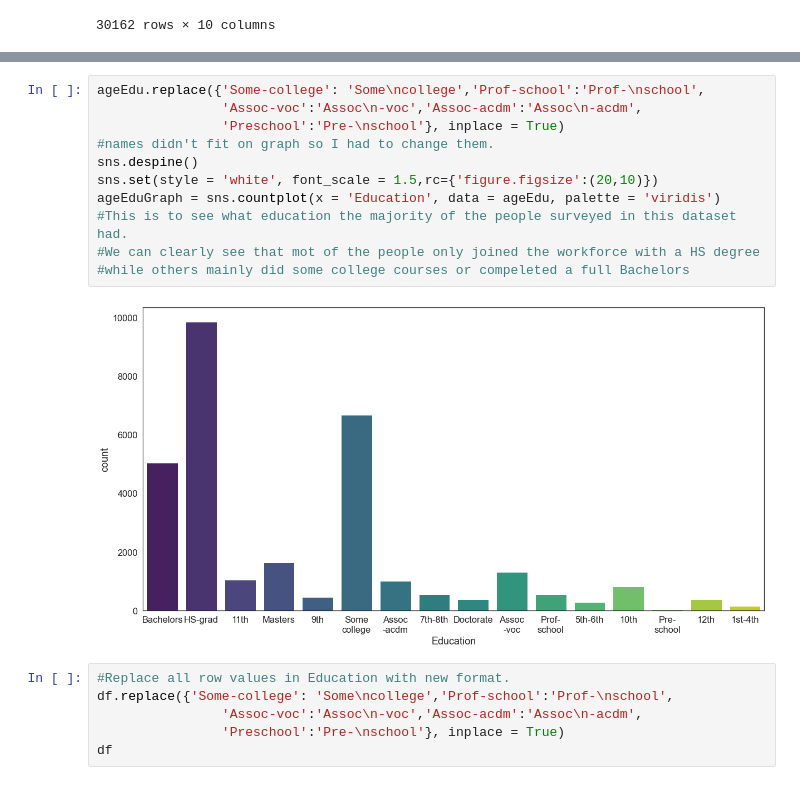
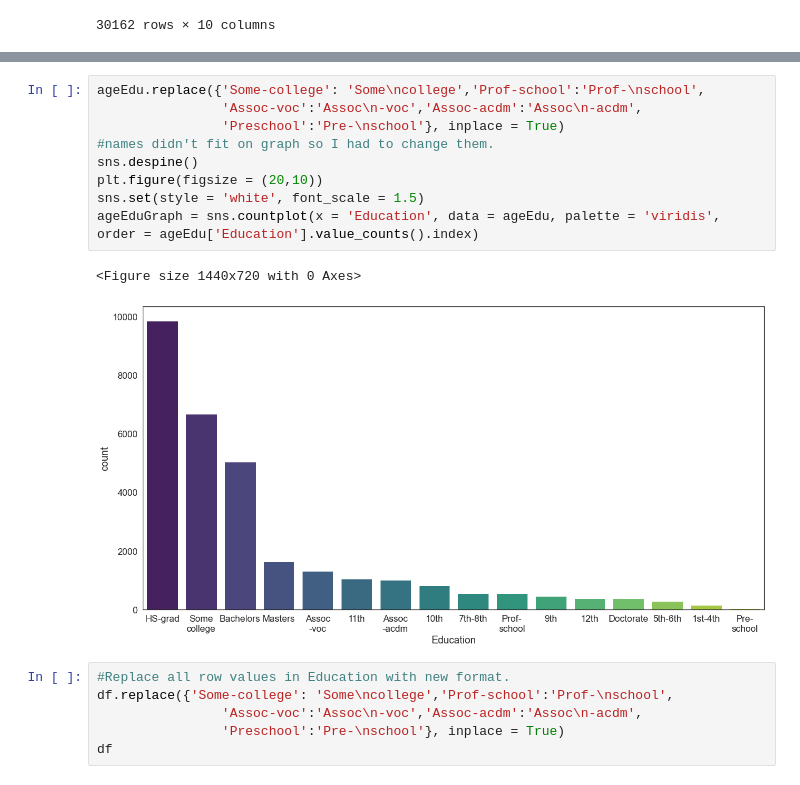
Before and after one commit to data301-2020-winter1/course-project-solo_122, a Jupyter notebook: analysis/SebiUnipan/milestone2.ipynb, the cells around one changed output, grey strips where cells are left out. Cells and saved outputs as stored; diff of their text form.

```diff
--- a/analysis/SebiUnipan/milestone2.ipynb
+++ b/analysis/SebiUnipan/milestone2.ipynb
@@ -66,16 +74,15 @@ ageEdu
 # %%
 ageEdu.replace({'Some-college': 'Some\ncollege','Prof-school':'Prof-\nschool',
                 'Assoc-voc':'Assoc\n-voc','Assoc-acdm':'Assoc\n-acdm',
                 'Preschool':'Pre-\nschool'}, inplace = True)
 #names didn't fit on graph so I had to change them.
 sns.despine()
-sns.set(style = 'white', font_scale = 1.5,rc={'figure.figsize':(20,10)})
-ageEduGraph = sns.countplot(x = 'Education', data = ageEdu, palette = 'viridis')
-#This is to see what education the majority of the people surveyed in this dataset had.
-#We can clearly see that mot of the people only joined the workforce with a HS degree
-#while others mainly did some college courses or compeleted a full Bachelors
+plt.figure(figsize = (20,10))
+sns.set(style = 'white', font_scale = 1.5)
+ageEduGraph = sns.countplot(x = 'Education', data = ageEdu, palette = 'viridis', order = ageEdu['Education'].value_counts().index)
 # %% [output]
+<Figure size 1440x720 with 0 Axes>
-[figure, old version]
+[figure, new version]
 # %%
 #Replace all row values in Education with new format.
 df.replace({'Some-college': 'Some\ncollege','Prof-school':'Prof-\nschool',
```
Also changed, not shown: parts of 31 cells of this notebook, 1 other file.
